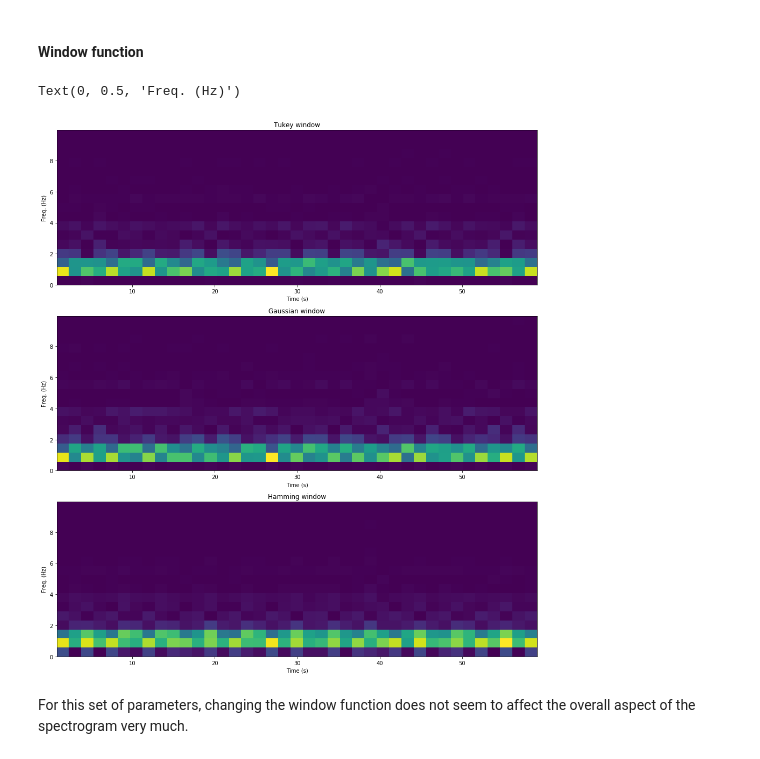
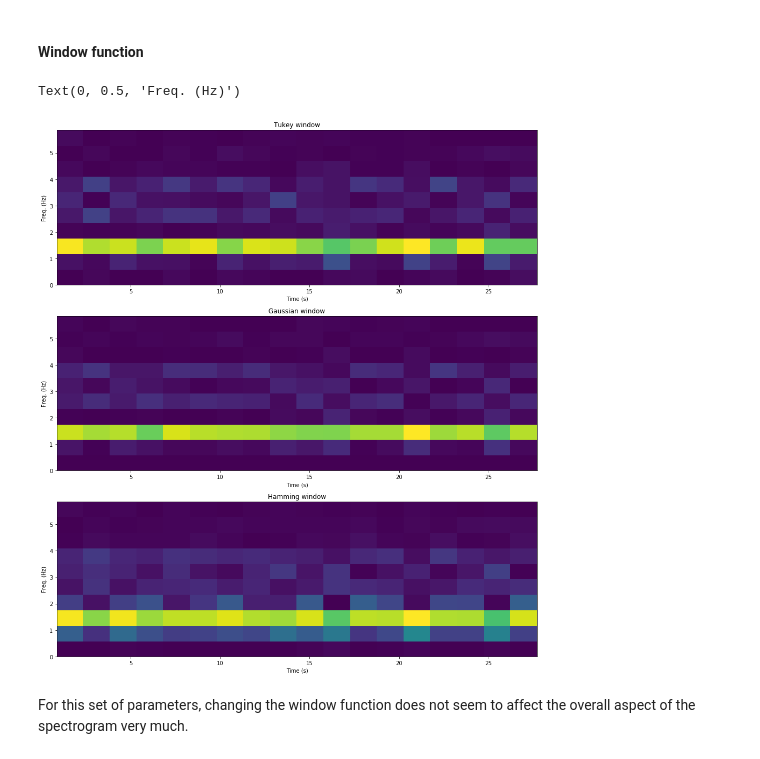
Before and after one commit to miguelfmc/gaitndd-wrangling, a Jupyter notebook: notebooks/WFDBProcessing.ipynb, the cells around one changed output. Cells and saved outputs as stored; diff of their text form; code cells hidden in the pictures.

```diff
--- a/notebooks/WFDBProcessing.ipynb
+++ b/notebooks/WFDBProcessing.ipynb
@@ -107,8 +240,9 @@ out_dir = os.path.join(rootdir, 'data/interim/spectrograms')
 in_dir = os.path.join(rootdir, 'data/interim/normalized-signals')
 
 # take an example record from the dataset
-signal = np.load(os.path.join(in_dir, 'park7_let_3.npy'))
+signal = np.load(os.path.join(in_dir, 'hunt1_let_3.npy'))
 fs = 300
+freq_max = 7
 # %% [markdown]
 #### Window width
 # %%
@@ -132,33 +266,33 @@ In the spectrograms above, the tradeoff between frequency and time resolution ca
 # %%
 # compare window functions
 L = 512
-f_limit = 11 * L // fs
+f_limit = freq_max * L // fs
 
 fig, axes = plt.subplots(nrows=3, ncols=1, figsize=(16, 18))
 
 # tukey window
 f, t, Sxx = sgn.spectrogram(signal, nperseg=L, window=('tukey', 0.25))
 axes[0].pcolormesh(t / fs, f[0:f_limit] * fs, np.abs(Sxx[0:f_limit]))
 axes[0].set_title('Tukey window')
 axes[0].set_xlabel('Time (s)')
 axes[0].set_ylabel('Freq. (Hz)')
 
 # gaussian window
 f, t, Sxx = sgn.spectrogram(signal, nperseg=L, window=('gaussian', 512/2))
 axes[1].pcolormesh(t / fs, f[0:f_limit] * fs, np.abs(Sxx[0:f_limit]))
 axes[1].set_title('Gaussian window')
 axes[1].set_xlabel('Time (s)')
 axes[1].set_ylabel('Freq. (Hz)')
 
 # triangular window
 f, t, Sxx = sgn.spectrogram(signal, nperseg=L, window='hamming')
 axes[2].pcolormesh(t / fs, f[0:f_limit] * fs, np.abs(Sxx[0:f_limit]))
 axes[2].set_title('Hamming window')
 axes[2].set_xlabel('Time (s)')
 axes[2].set_ylabel('Freq. (Hz)')
 # %% [output]
 Text(0, 0.5, 'Freq. (Hz)')
-[figure, old version]
+[figure, new version]
 # %% [markdown]
 For this set of parameters, changing the window function does not seem to affect the overall aspect of the spectrogram very much.
 # %% [markdown]
```
Also changed, not shown: parts of 16 cells of this notebook.
